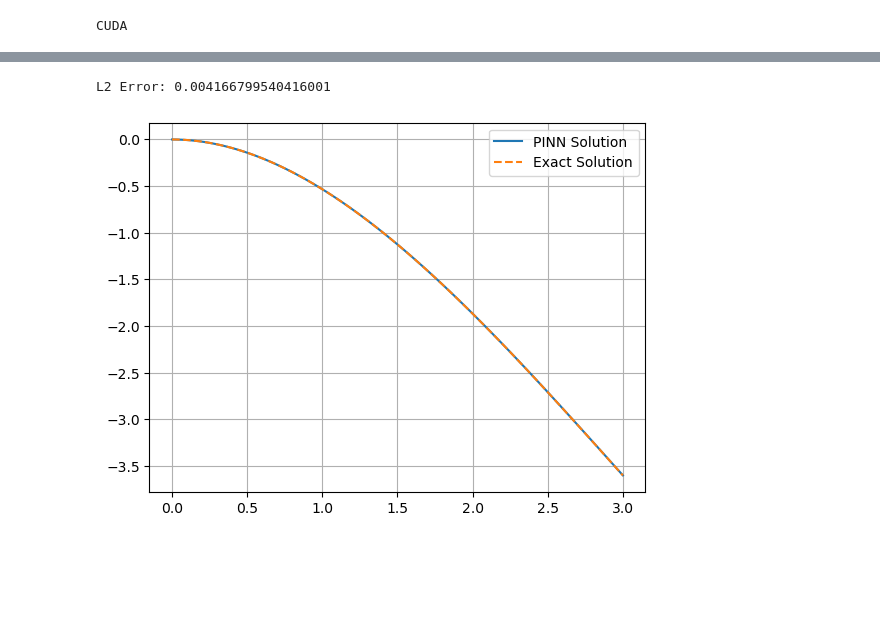
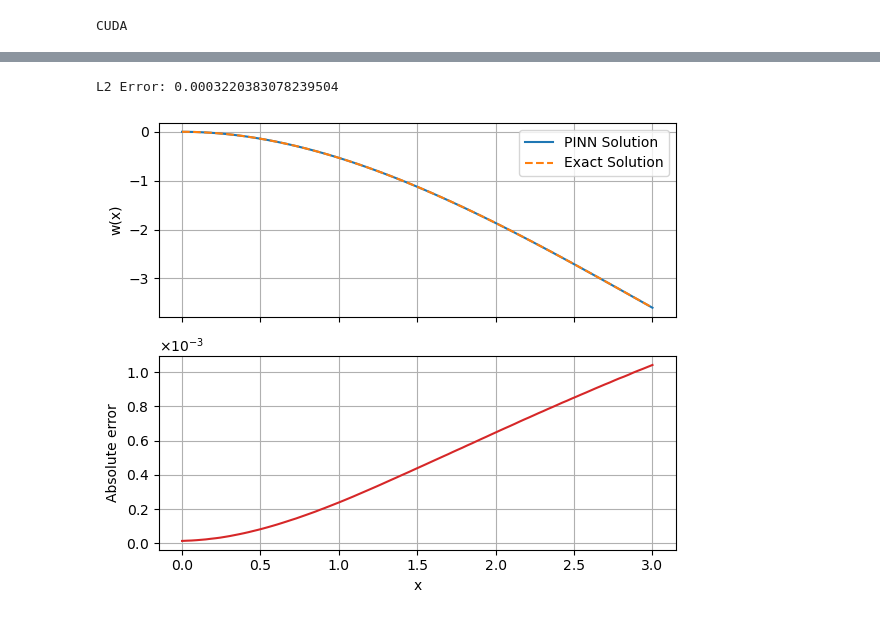
Before and after one commit to alleswe2k/PINNs, a Jupyter notebook: 1D_problems/simple_beam.ipynb, the cells around one changed output, grey strips where cells are left out. Drawn from its saved outputs; the diff is of its cells as text; code cells hidden in the pictures; blank space fills up the shorter version.

```diff
--- a/1D_problems/simple_beam.ipynb
+++ b/1D_problems/simple_beam.ipynb
@@ -95,10 +96,10 @@ class PINN():
         u_4x = torch.autograd.grad(u_3x, x, torch.ones_like(u_3x), create_graph=True)[0]
 
         # BC
-        bc_loss = torch.mean(u[0]**2)
-        bc_loss += torch.mean(u_x[0]**2)
-        bc_loss += torch.mean(u_2x[-1]**2)
-        bc_loss += torch.mean((E*I*u_3x[-1] + F)**2)
+        bc_loss = u[0]**2
+        bc_loss += u_x[0]**2
+        bc_loss += u_2x[-1]**2
+        bc_loss += (E*I*u_3x[-1] + F)**2
 
         # PDE
         residual = torch.mean((E * I * u_4x)**2)
@@ -125,7 +126,7 @@ class PINN():
             loss.backward()
             self.optimizer_adam.step()
 
-            if epoch % 500 == 0:
+            if epoch % 200 == 0:
                 print(f"Epoch {epoch}, Loss: {loss.item():.9f}")
 
         self.optimizer_lfbgs.step(self.lbfgs_func)
@@ -143,10 +144,6 @@ def exact_solution(x, E, I, F, L):
     b = (3*L*x**2 - x**3)
     return a*b
 # %%
-
-x = np.linspace(0, L, 100)
-u_exact = exact_solution(x, E, I, F, L)
-
 layers = [1, 20, 20, 20, 1]
 
 x_t = np.random.uniform(0, L, 100)
@@ -154,5 +151,5 @@ x_t = np.append(x_t, [0, L])
 x_t = np.sort(x_t).reshape(-1, 1)
 
 model = PINN(x_t, layers)
-model.train(3000)
+model.train(1000)
 # %% [output]
@@ -167,16 +162,36 @@ Iter: 200, Loss: 0.000002974
-# %%
-x1 = np.linspace(0,L,100).reshape(-1, 1)
-u_pred = model.predict(x1)
-lst = u_pred.flatten().tolist()
-
-l2_error = np.linalg.norm(lst - u_exact)
-print(f"L2 Error: {l2_error}")
-
-plt.plot(x1, lst, label="PINN Solution")
-plt.plot(x, u_exact, label="Exact Solution", linestyle="dashed")
-plt.grid(True)
-plt.legend()
-plt.show()
-# %% [output]
-L2 Error: 0.004166799540416001
-[figure, removed]
+# %%
+x = np.linspace(0,L,100).reshape(-1, 1)
+
+# Predict
+u_pred = model.predict(x)
+
+# Exact
+u_exact = exact_solution(x, E, I, F, L)
+
+u_error = np.linalg.norm(u_pred - u_exact) / np.linalg.norm(u_exact,2)
+abs_error = np.abs(u_pred - u_exact)
+print(f"L2 Error: {u_error}")
+
+fig, (ax1, ax2) = plt.subplots(2, 1, figsize=(6, 5), sharex=True)
+
+ax1.plot(x, u_pred, label="PINN Solution")
+ax1.plot(x, u_exact, label="Exact Solution", linestyle="dashed")
+ax1.set(ylabel='w(x)')
+ax1.legend()
+ax1.grid()
+
+ax2.plot(x, abs_error, 'tab:red')
+ax2.set(xlabel='x', ylabel='Absolute error')
+ax2.grid()
+
+formatter = mticker.ScalarFormatter(useMathText=True)
+formatter.set_scientific(True)
+formatter.set_powerlimits((-2, 2))  # Defines when to switch to scientific notation
+
+ax2.yaxis.set_major_formatter(formatter)
+
+plt.tight_layout()
+plt.show()
+# %% [output]
+L2 Error: 0.0003220383078239504
+[figure, added]
```
Also changed, not shown: parts of 2 cells of this notebook, 4 other files.
